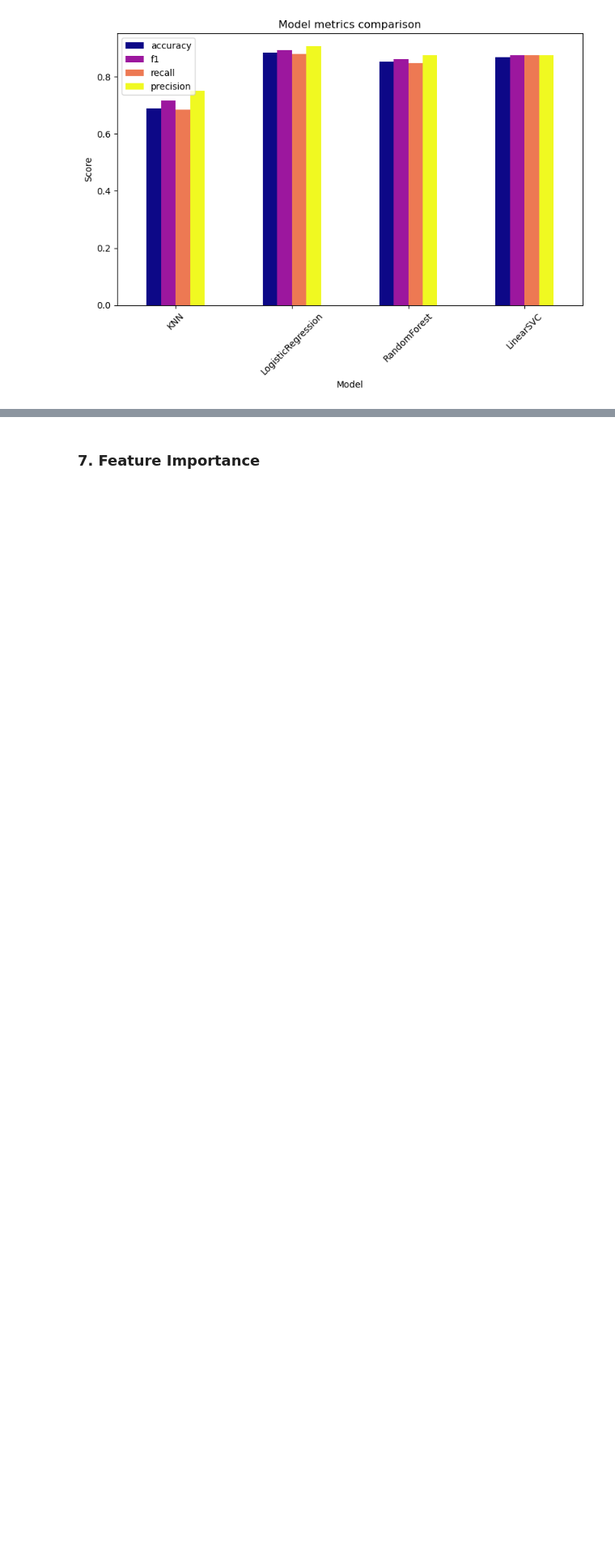
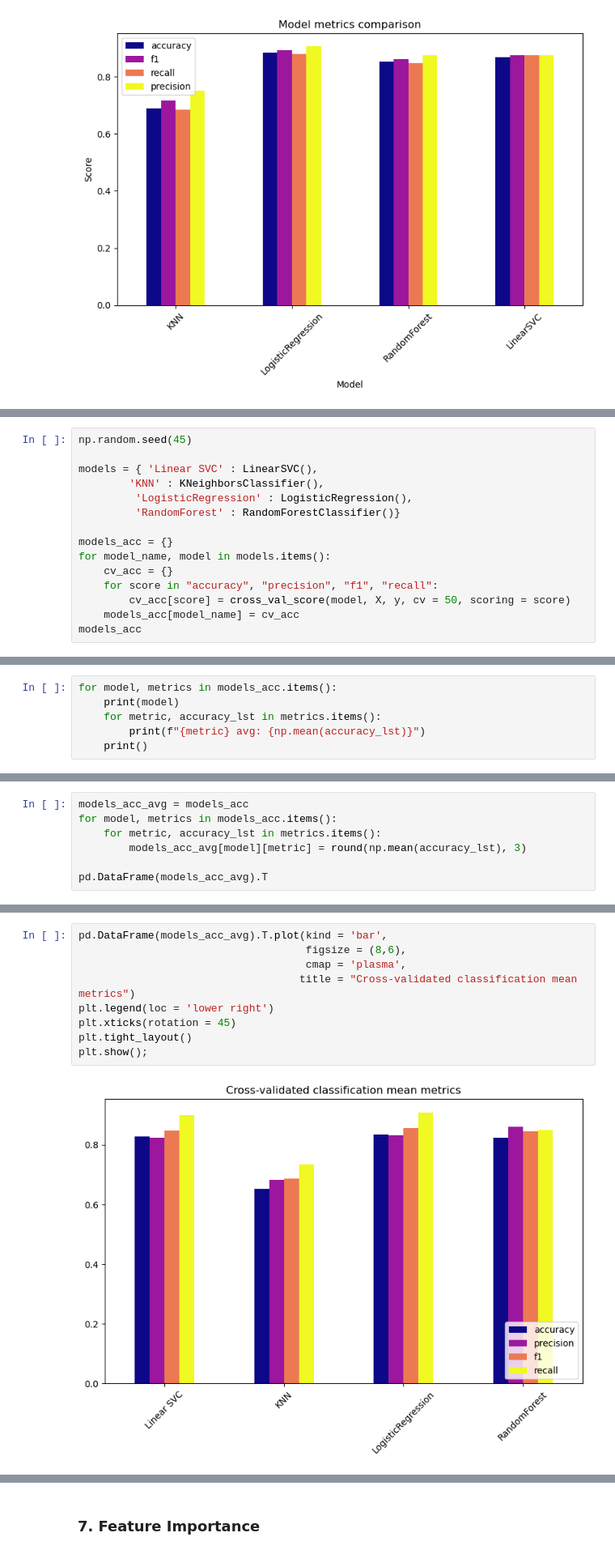
Before and after one commit to Eleanor-git/Hear-Disease-Classification, a Jupyter notebook: heart_disease_classification.ipynb, the cells around one changed output, grey strips where cells are left out. Shown at 81% size. Saved outputs shown, nothing was run; the diff lists cells and outputs as text; blank space fills up the shorter version.

Commit message:
Completed Cross-validation avg metrics comparison

```diff
--- a/heart_disease_classification.ipynb
+++ b/heart_disease_classification.ipynb
@@ -528,0 +533,15 @@ The accuracy of Random Forest reach 100% in training set, and this is the sign o
+# %%
+np.random.seed(45)
+
+models = { 'Linear SVC' : LinearSVC(),
+        'KNN' : KNeighborsClassifier(),
+         'LogisticRegression' : LogisticRegression(),
+         'RandomForest' : RandomForestClassifier()}
+
+models_acc = {}
+for model_name, model in models.items():
+    cv_acc = {}
+    for score in "accuracy", "precision", "f1", "recall":
+        cv_acc[score] = cross_val_score(model, X, y, cv = 50, scoring = score)
+    models_acc[model_name] = cv_acc
+models_acc
@@ -528,0 +585,6 @@ The accuracy of Random Forest reach 100% in training set, and this is the sign o
+# %%
+for model, metrics in models_acc.items():
+    print(model)
+    for metric, accuracy_lst in metrics.items():
+        print(f"{metric} avg: {np.mean(accuracy_lst)}")
+    print()
@@ -528,0 +609,7 @@ The accuracy of Random Forest reach 100% in training set, and this is the sign o
+# %%
+models_acc_avg = models_acc
+for model, metrics in models_acc.items():
+    for metric, accuracy_lst in metrics.items():
+        models_acc_avg[model][metric] = round(np.mean(accuracy_lst), 3)
+
+pd.DataFrame(models_acc_avg).T
@@ -528,0 +624,11 @@ The accuracy of Random Forest reach 100% in training set, and this is the sign o
+# %%
+pd.DataFrame(models_acc_avg).T.plot(kind = 'bar',
+                                    figsize = (8,6),
+                                    cmap = 'plasma',
+                                   title = "Cross-validated classification mean metrics")
+plt.legend(loc = 'lower right')
+plt.xticks(rotation = 45)
+plt.tight_layout()
+plt.show();
+# %% [output]
+[figure, added]
```
Also changed, not shown: parts of 10 cells of this notebook.
